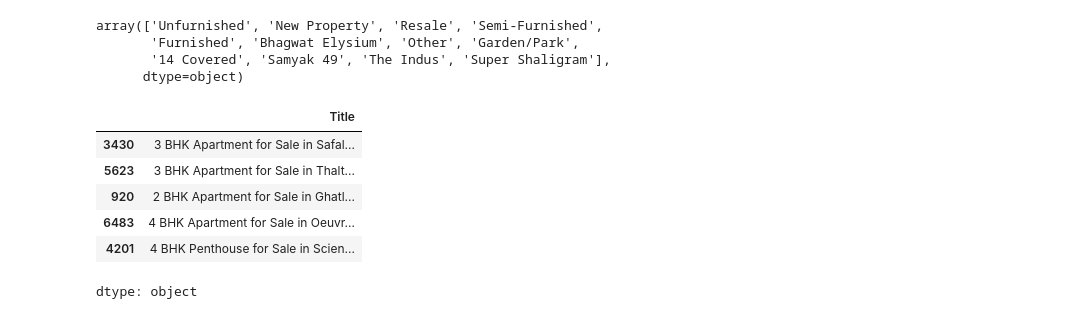
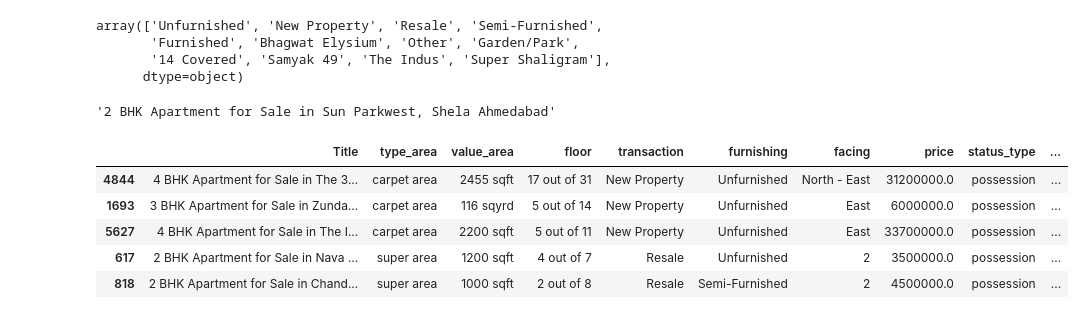
Before and after one commit to bunny-ml/Ahmedabad-Flat-Price-, a Jupyter notebook: notebooks/01_data_cleaning_code.ipynb, the cells around one changed output. Saved outputs shown, nothing was run; the diff lists cells and outputs as text; code cells hidden in the pictures.

```diff
--- a/notebooks/01_data_cleaning_code.ipynb
+++ b/notebooks/01_data_cleaning_code.ipynb
@@ -337,13 +345,16 @@ array(['Unfurnished', 'New Property', 'Resale', 'Semi-Furnished',
 price_sqft = df['price_sqft']
 # %%
 df = df.drop(['price_sqft'], axis=1)
+# %%
+df['Title'][9]
+# %% [output]
+'2 BHK Apartment for Sale in Sun Parkwest, Shela Ahmedabad'
 # %%
-df['Title'].sample(5)
+df.sample(5)
 # %% [output]
-|  | Title |
-| 3430 | 3 BHK Apartment for Sale in Safal... |
-| 5623 | 3 BHK Apartment for Sale in Thalt... |
-| 920 | 2 BHK Apartment for Sale in Ghatl... |
-| 6483 | 4 BHK Apartment for Sale in Oeuvr... |
-| 4201 | 4 BHK Penthouse for Sale in Scien... |
+|  | Title | type_area | value_area | floor | transaction | furnishing | facing | price | status_type | ... |
+| 4844 | 4 BHK Apartment for Sale in The 3... | carpet area | 2455 sqft | 17 out of 31 | New Property | Unfurnished | North - East | 31200000.0 | possession | ... |
+| 1693 | 3 BHK Apartment for Sale in Zunda... | carpet area | 116 sqyrd | 5 out of 14 | New Property | Unfurnished | East | 6000000.0 | possession | ... |
+| 5627 | 4 BHK Apartment for Sale in The I... | carpet area | 2200 sqft | 5 out of 11 | New Property | Unfurnished | East | 33700000.0 | possession | ... |
+| 617 | 2 BHK Apartment for Sale in Nava ... | super area | 1200 sqft | 4 out of 7 | Resale | Unfurnished | 2 | 3500000.0 | possession | ... |
+| 818 | 2 BHK Apartment for Sale in Chand... | super area | 1000 sqft | 2 out of 8 | Resale | Semi-Furnished | 2 | 4500000.0 | possession | ... |
-dtype: object
```
Also changed, not shown: parts of 4 cells of this notebook.
